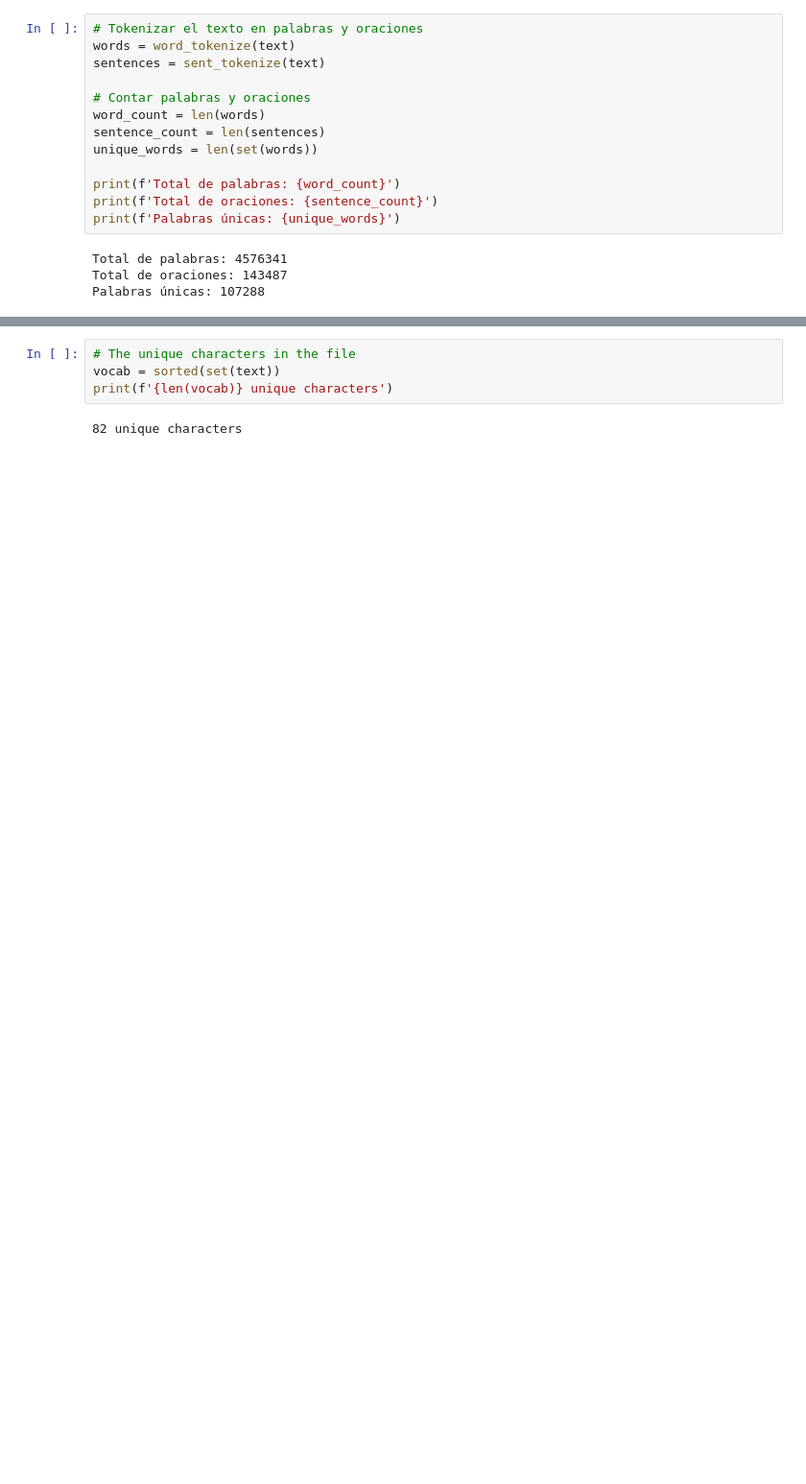
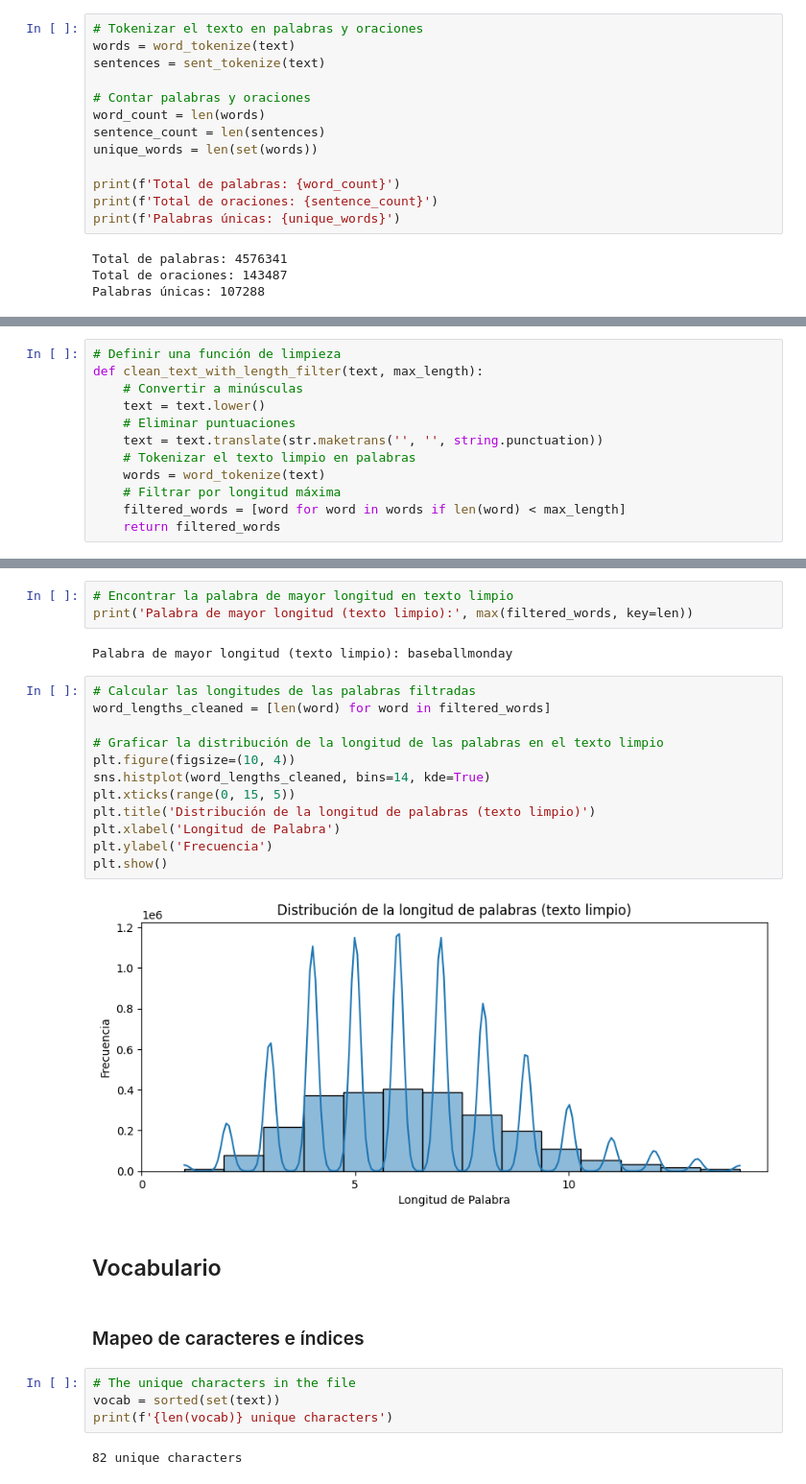
Before and after one commit to MiguelMussi/AAII_TP2, a Jupyter notebook: Problema_2.ipynb, the cells around one changed output, grey strips where cells are left out. Shown: that part at 96% size. Saved outputs shown, nothing was run; the diff lists cells and outputs as text; blank space fills up the shorter version.

```diff
--- a/Problema_2.ipynb
+++ b/Problema_2.ipynb
@@ -205,0 +291,12 @@ Length of text: 24798143 characters
+# %%
+# Definir una función de limpieza
+def clean_text_with_length_filter(text, max_length):
+    # Convertir a minúsculas
+    text = text.lower()
+    # Eliminar puntuaciones
+    text = text.translate(str.maketrans('', '', string.punctuation))
+    # Tokenizar el texto limpio en palabras
+    words = word_tokenize(text)
+    # Filtrar por longitud máxima
+    filtered_words = [word for word in words if len(word) < max_length]
+    return filtered_words
@@ -206,3 +358,26 @@ Length of text: 24798143 characters
+# %%
+# Encontrar la palabra de mayor longitud en texto limpio
+print('Palabra de mayor longitud (texto limpio):', max(filtered_words, key=len))
+# %% [output]
+Palabra de mayor longitud (texto limpio): baseballmonday
+# %%
+# Calcular las longitudes de las palabras filtradas
+word_lengths_cleaned = [len(word) for word in filtered_words]
+
+# Graficar la distribución de la longitud de las palabras en el texto limpio
+plt.figure(figsize=(10, 4))
+sns.histplot(word_lengths_cleaned, bins=14, kde=True)
+plt.xticks(range(0, 15, 5))
+plt.title('Distribución de la longitud de palabras (texto limpio)')
+plt.xlabel('Longitud de Palabra')
+plt.ylabel('Frecuencia')
+plt.show()
+# %% [output]
+[figure, added]
+# %% [markdown]
+## Vocabulario
+# %% [markdown]
+### Mapeo de caracteres e índices
 # %%
 # The unique characters in the file
 vocab = sorted(set(text))
```
Also changed, not shown: parts of 62 cells of this notebook.
